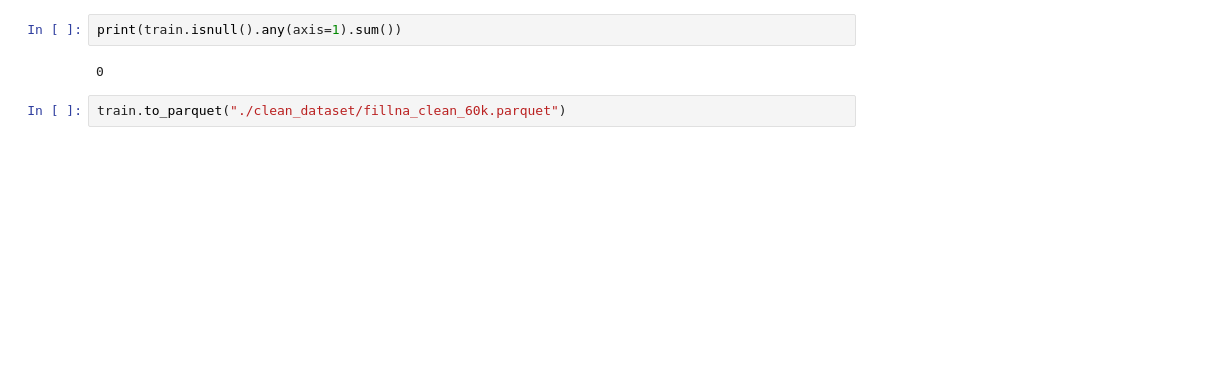
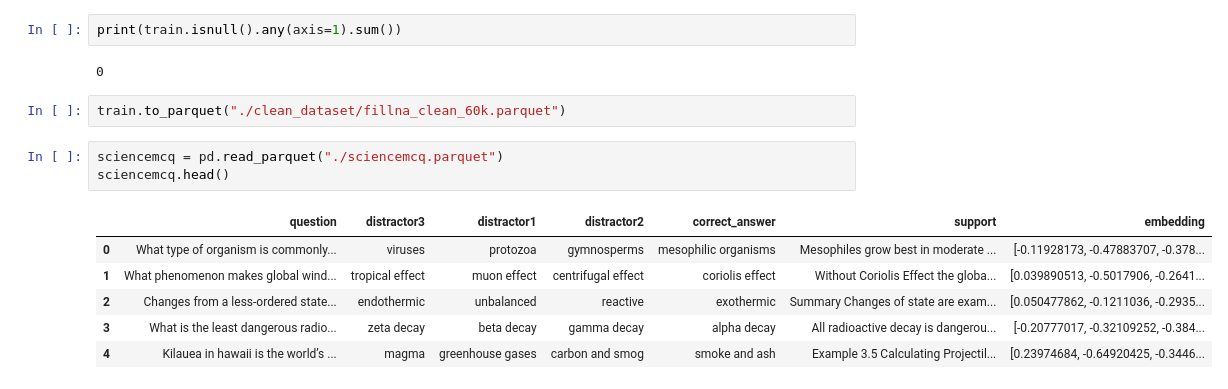
Before and after one commit to Lizhecheng02/Kaggle-LLM_Science_Exam, a Jupyter notebook: fillna.ipynb, the cells around one changed output. Drawn from its saved outputs; the diff is of its cells as text; blank space fills up the shorter version.

```diff
--- a/fillna.ipynb
+++ b/fillna.ipynb
@@ -32,3 +32,13 @@ print(train.isnull().any(axis=1).sum())
 0
 # %%
 train.to_parquet("./clean_dataset/fillna_clean_60k.parquet")
+# %%
+sciencemcq = pd.read_parquet("./sciencemcq.parquet")
+sciencemcq.head()
+# %% [output]
+|  | question | distractor3 | distractor1 | distractor2 | correct_answer | support | embedding |
+| 0 | What type of organism is commonly... | viruses | protozoa | gymnosperms | mesophilic organisms | Mesophiles grow best in moderate ... | [-0.11928173, -0.47883707, -0.378... |
+| 1 | What phenomenon makes global wind... | tropical effect | muon effect | centrifugal effect | coriolis effect | Without Coriolis Effect the globa... | [0.039890513, -0.5017906, -0.2641... |
+| 2 | Changes from a less-ordered state... | endothermic | unbalanced | reactive | exothermic | Summary Changes of state are exam... | [0.050477862, -0.1211036, -0.2935... |
+| 3 | What is the least dangerous radio... | zeta decay | beta decay | gamma decay | alpha decay | All radioactive decay is dangerou... | [-0.20777017, -0.32109252, -0.384... |
+| 4 | Kilauea in hawaii is the world’s ... | magma | greenhouse gases | carbon and smog | smoke and ash | Example 3.5 Calculating Projectil... | [0.23974684, -0.64920425, -0.3446... |
```
Also changed, not shown: parts of 13 cells of this notebook, 3 other files.
